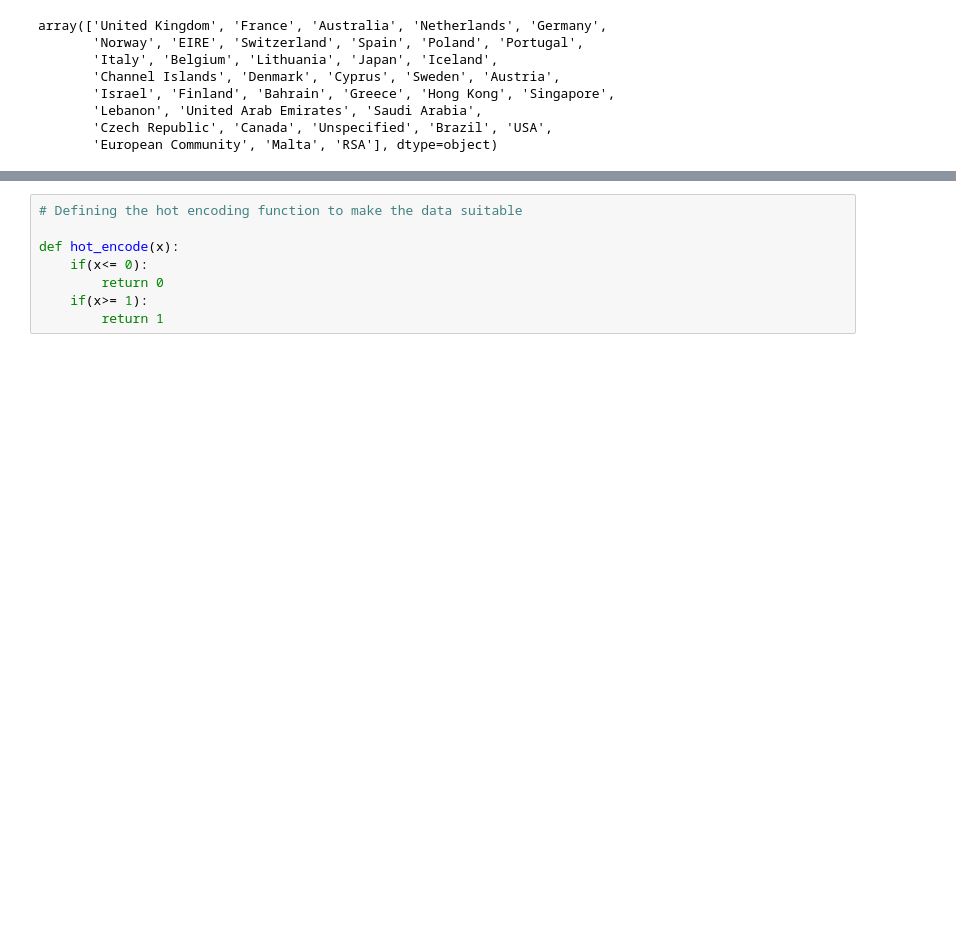
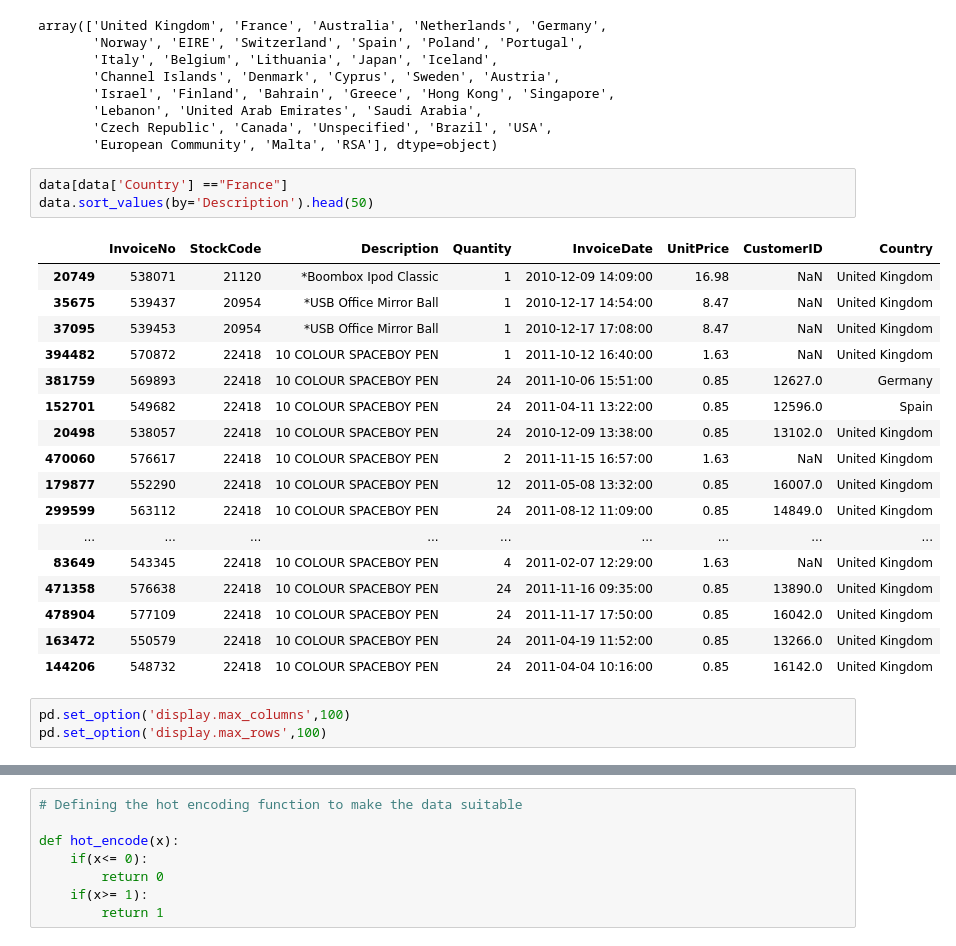
Before and after one commit to Manash-git/Market-Busket-Analysis-using-Association-Rule-Mining, a Jupyter notebook: Retails Shops Data/Analysis of Retails Shops data.ipynb, the cells around one changed output, grey strips where cells are left out. Cells and saved outputs as stored; diff of their text form; blank space fills up the shorter version.

```diff
--- a/Retails Shops Data/Analysis of Retails Shops data.ipynb
+++ b/Retails Shops Data/Analysis of Retails Shops data.ipynb
@@ -153,6 +177,30 @@ array(['United Kingdom', 'France', 'Australia', 'Netherlands', 'Germany',
        'Lebanon', 'United Arab Emirates', 'Saudi Arabia',
        'Czech Republic', 'Canada', 'Unspecified', 'Brazil', 'USA',
        'European Community', 'Malta', 'RSA'], dtype=object)
+# %%
+data[data['Country'] =="France"]
+data.sort_values(by='Description').head(50)
+# %% [output]
+|  | InvoiceNo | StockCode | Description | Quantity | InvoiceDate | UnitPrice | CustomerID | Country |
+| 20749 | 538071 | 21120 | *Boombox Ipod Classic | 1 | 2010-12-09 14:09:00 | 16.98 | NaN | United Kingdom |
+| 35675 | 539437 | 20954 | *USB Office Mirror Ball | 1 | 2010-12-17 14:54:00 | 8.47 | NaN | United Kingdom |
+| 37095 | 539453 | 20954 | *USB Office Mirror Ball | 1 | 2010-12-17 17:08:00 | 8.47 | NaN | United Kingdom |
+| 394482 | 570872 | 22418 | 10 COLOUR SPACEBOY PEN | 1 | 2011-10-12 16:40:00 | 1.63 | NaN | United Kingdom |
+| 381759 | 569893 | 22418 | 10 COLOUR SPACEBOY PEN | 24 | 2011-10-06 15:51:00 | 0.85 | 12627.0 | Germany |
+| 152701 | 549682 | 22418 | 10 COLOUR SPACEBOY PEN | 24 | 2011-04-11 13:22:00 | 0.85 | 12596.0 | Spain |
+| 20498 | 538057 | 22418 | 10 COLOUR SPACEBOY PEN | 24 | 2010-12-09 13:38:00 | 0.85 | 13102.0 | United Kingdom |
+| 470060 | 576617 | 22418 | 10 COLOUR SPACEBOY PEN | 2 | 2011-11-15 16:57:00 | 1.63 | NaN | United Kingdom |
+| 179877 | 552290 | 22418 | 10 COLOUR SPACEBOY PEN | 12 | 2011-05-08 13:32:00 | 0.85 | 16007.0 | United Kingdom |
+| 299599 | 563112 | 22418 | 10 COLOUR SPACEBOY PEN | 24 | 2011-08-12 11:09:00 | 0.85 | 14849.0 | United Kingdom |
+| ... | ... | ... | ... | ... | ... | ... | ... | ... |
+| 83649 | 543345 | 22418 | 10 COLOUR SPACEBOY PEN | 4 | 2011-02-07 12:29:00 | 1.63 | NaN | United Kingdom |
+| 471358 | 576638 | 22418 | 10 COLOUR SPACEBOY PEN | 24 | 2011-11-16 09:35:00 | 0.85 | 13890.0 | United Kingdom |
+| 478904 | 577109 | 22418 | 10 COLOUR SPACEBOY PEN | 24 | 2011-11-17 17:50:00 | 0.85 | 16042.0 | United Kingdom |
+| 163472 | 550579 | 22418 | 10 COLOUR SPACEBOY PEN | 24 | 2011-04-19 11:52:00 | 0.85 | 13266.0 | United Kingdom |
+| 144206 | 548732 | 22418 | 10 COLOUR SPACEBOY PEN | 24 | 2011-04-04 10:16:00 | 0.85 | 16142.0 | United Kingdom |
+# %%
+pd.set_option('display.max_columns',100)
+pd.set_option('display.max_rows',100)
 # %%
 # Splitting the data according to the region of transaction
 # Transactions done in France
```
Also changed, not shown: parts of 12 cells of this notebook.
